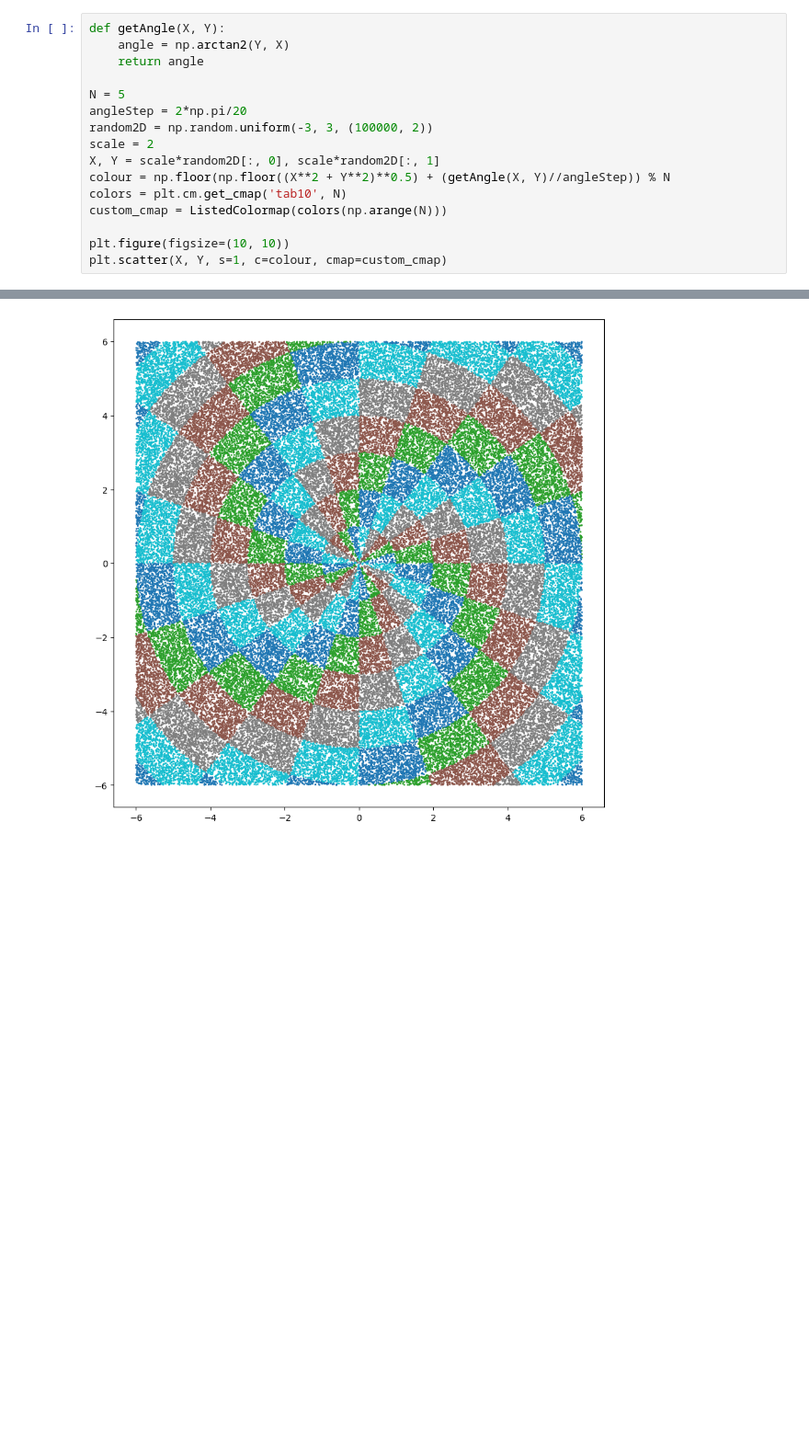
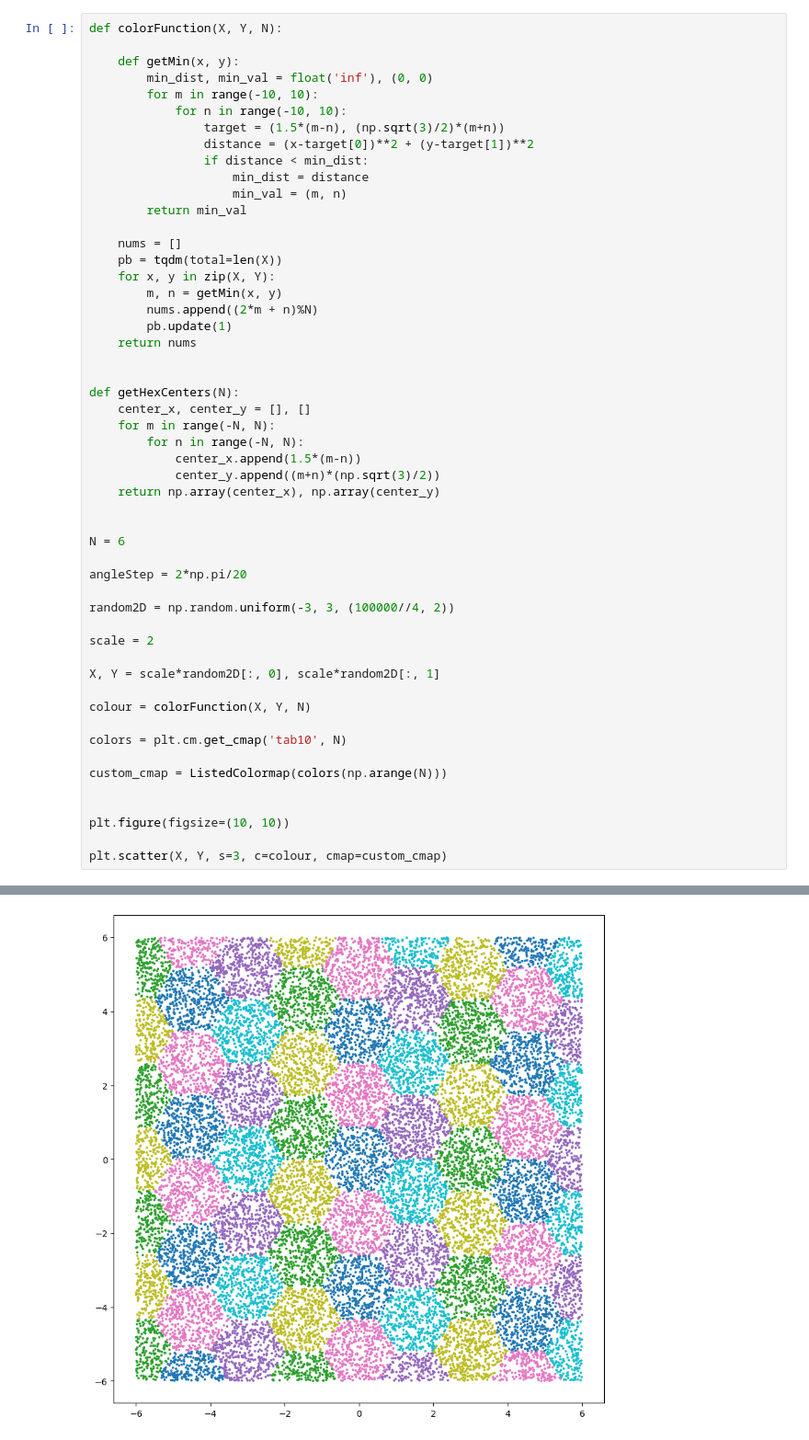
Before and after one commit to shashankp28/MyLocal, a Jupyter notebook: Python/numbers/colouring.ipynb, the cells around one changed output, grey strips where cells are left out. Shown at 92% size. Saved outputs shown, nothing was run; the diff lists cells and outputs as text; blank space fills up the shorter version.

Commit message:
Random Stuff

```diff
--- a/Python/numbers/colouring.ipynb
+++ b/Python/numbers/colouring.ipynb
@@ -12,19 +7,55 @@ plt.scatter(line, np.zeros(line.shape), s=5, c=c, cmap='viridis')
 # %%
-def getAngle(X, Y):
-    angle = np.arctan2(Y, X)
-    return angle
+def colorFunction(X, Y, N):
 
-N = 5
+    def getMin(x, y):
+        min_dist, min_val = float('inf'), (0, 0)
+        for m in range(-10, 10):
+            for n in range(-10, 10):
+                target = (1.5*(m-n), (np.sqrt(3)/2)*(m+n))
+                distance = (x-target[0])**2 + (y-target[1])**2
+                if distance < min_dist:
+                    min_dist = distance
+                    min_val = (m, n)
+        return min_val
+
+    nums = []
+    pb = tqdm(total=len(X))
+    for x, y in zip(X, Y):
+        m, n = getMin(x, y)
+        nums.append((2*m + n)%N)
+        pb.update(1)
+    return nums
+
+
+def getHexCenters(N):
+    center_x, center_y = [], []
+    for m in range(-N, N):
+        for n in range(-N, N):
+            center_x.append(1.5*(m-n))
+            center_y.append((m+n)*(np.sqrt(3)/2))
+    return np.array(center_x), np.array(center_y)
+
+
+N = 6
+
 angleStep = 2*np.pi/20
-random2D = np.random.uniform(-3, 3, (100000, 2))
+
+random2D = np.random.uniform(-3, 3, (100000//4, 2))
+
 scale = 2
+
 X, Y = scale*random2D[:, 0], scale*random2D[:, 1]
-colour = np.floor(np.floor((X**2 + Y**2)**0.5) + (getAngle(X, Y)//angleStep)) % N
+
+colour = colorFunction(X, Y, N)
+
 colors = plt.cm.get_cmap('tab10', N)
+
 custom_cmap = ListedColormap(colors(np.arange(N)))
 
+
 plt.figure(figsize=(10, 10))
-plt.scatter(X, Y, s=1, c=colour, cmap=custom_cmap)
+
+plt.scatter(X, Y, s=3, c=colour, cmap=custom_cmap)
 # %% [output]
 <matplotlib.collections.PathCollection at 0x...>
-[figure, old version]
+[figure, new version]
```
Also changed, not shown: parts of 7 cells of this notebook, 3 other files.
